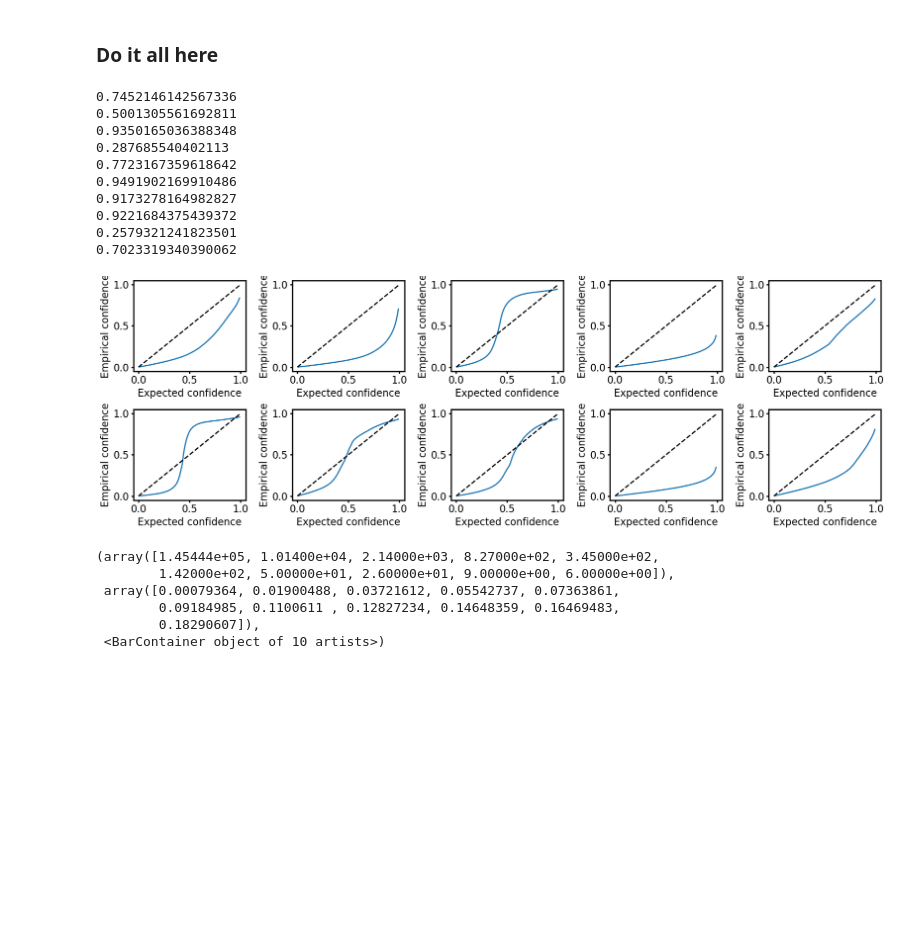
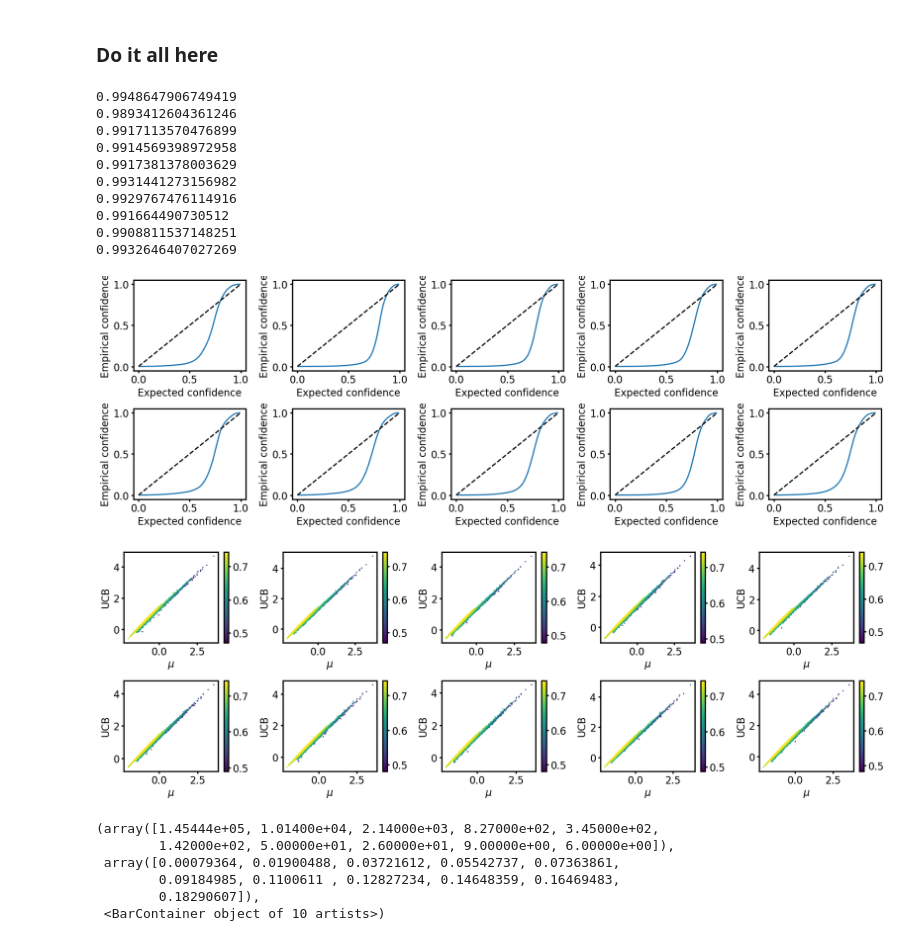
Before and after one commit to jsunn-y/ALDE, a Jupyter notebook: analysis.ipynb, the cells around one changed output. Cells and saved outputs as stored; diff of their text form; code cells hidden in the pictures; blank space fills up the shorter version.

```diff
--- a/analysis.ipynb
+++ b/analysis.ipynb
@@ -111,10 +111,10 @@ tensors = sorted(glob.glob(subdir + '/*indices*.pt'))
 fitness_df = pd.read_csv('/home/jyang4/repos/data/GB1_fitness.csv')
 
 plt.figure(figsize=(16, 6))
-for i in [2]:
+for i in [0]:
     for j, acq in enumerate(['UCB', 'TS', 'GREEDY']):
-
-        indices = torch.load('/home/jyang4/repos/DKBO-MLDE/results/GB1_onehot/DKL_BOTORCH-DO-0-RBF-%s-[10, 10]_%dindices.pt' % (acq, i+1))
+        indices = torch.load('/home/jyang4/repos/DKBO-MLDE/results/ensembles/GB1_onehot/BOOSTING_ENSEMBLE-DO-0-RBF-%s-[80, 1]_%dindices.pt' % (acq, i+1))
+        #indices = torch.load('/home/jyang4/repos/DKBO-MLDE/results/GB1_onehot/DKL_BOTORCH-DO-0-RBF-%s-[10, 10]_%dindices.pt' % (acq, i+1))
         #indices = torch.load('/home/jyang4/repos/DKBO-MLDE/results/GB1_onehot/GP_BOTORCH-DO-0-RBF-%s-[80, 1]_%dindices.pt' % (acq, i+1))
         #indices = torch.load('/home/jyang4/repos/DKBO-MLDE/results/TrpB_onehot/CDKL-DO-0-RBF-%s-[32, 32]_%dindices.pt' % (acq, i+1))
 
@@ -353,14 +353,17 @@ def z_score_for_confidence_interval(confidence_level):
 
     return z_score
 # %%
-plt.figure(figsize=(18, 6))
+plt.figure(1, figsize=(18, 6))
+plt.figure(2, figsize=(18, 6))
+
 
 protein = 'GB1'
 #encoding = 'AA'
 #model = 'GP'
-#directory_prefix = '/home/jyang4/repos/DKBO-MLDE/results/UQ_analysis/TrpB_AA/GP_BOTORCH-DO-0-RBF-UCB-[16, 1]_'
-directory_prefix = '/home/jyang4/repos/DKBO-MLDE/results/UQ_analysis/GB1_AA/MLDE-UCB_'
-#directory_prefix = '/home/jyang4/repos/DKBO-MLDE/results/UQ_analysis/GB1_AA/DKL_BOTORCH-DO-0-RBF-UCB-[4, 4]_'
+directory_prefix = '/home/jyang4/repos/DKBO-MLDE/results/UQ_analysis/GB1_onehot/GP_BOTORCH-DO-0-RBF-UCB-[80, 1]_'
+#directory_prefix = '/home/jyang4/repos/DKBO-MLDE/results/UQ_analysis/GB1_AA/MLDE-UCB_'
+#directory_prefix = '/home/jyang4/repos/DKBO-MLDE/results/ensembles/GB1_AA/DNN-ES_ENSEMBLE-DO-0-RBF-UCB-[8, 1]_'
+#directory_prefix = '/home/jyang4/repos/DKBO-MLDE/results/UQ_analysis/GB1_AA/GP_BOTORCH-DO-0-RBF-UCB-[16, 1]_'
 #directory_prefix = '/home/jyang4/repos/DKBO-MLDE/results/UQ_analysis/hyperparameters/GB1_onehot/DKL_BOTORCH-DO-0-RBF-UCB-[30, 30]_'
 #directory_prefix = '/home/jyang4/repos/DKBO-MLDE/results/UQ_analysis/hyperparameters_earlystopping2/GB1_onehot/DKL_BOTORCH-DO-0-RBF-UCB-[30, 30]_'
 # directory_prefix = '/home/jyang4/repos/DKBO-MLDE/results/UQ_analysis/hyperparameters_earlystopping2/GB1_AA/DKL_BOTORCH-DO-0-RBF-UCB-[4, 4]_'
@@ -445,63 +448,67 @@ for i in range(10):
 
     fitness_df.sort_values(fitness_col, ascending=True, inplace=True)
 
-    plt.subplot(2, 5, i+1)
 
     # plt.hist(fitness_df['sigma'])
     # plt.title('$\sigma$')
-
+    plt.figure(1)
+    plt.subplot(2, 5, i+1)
     confidences = np.linspace(0.01, 0.99, 99)
     y = []
     for confidence in confidences:
         z_score = z_score_for_confidence_interval(confidence)
         #fitness_df = nearby_df only check the similar variants
+        #fitness_df = subset
         fitness_df['UCB_temp'] = fitness_df['mu'] + z_score * fitness_df['sigma']
         fitness_df['LCB_temp'] = fitness_df['mu'] - z_score * fitness_df['sigma']
         fitness_df['calibrated_temp'] = (fitness_df[fitness_col] > fitness_df['LCB_temp']) & (fitness_df[fitness_col] < fitness_df['UCB_temp'])
         y.append(fitness_df['calibrated_temp'].sum()/len(fitness_df))
     plt.plot(confidences, y, '-')
     plt.plot([0,1], [0,1], '--k')
     plt.xlabel('Expected confidence')
     plt.ylabel('Empirical confidence')
+    plt.tight_layout()
 
     # plt.scatter(x = fitness_df['sigma'], y =fitness_df['mu'], c=fitness_df[fitness_col], cmap='viridis', vmin=0, vmax=1, s=5)
     # #plt.xlim([0, 3])
     # plt.xlabel('$\sigma$')
     # plt.ylabel('$\mu$')
 
-    # fitness_df.sort_values('sigma', ascending=True, inplace=True)
-    # sc = plt.scatter(x = fitness_df['mu'], y =fitness_df['UCB'], c=fitness_df['sigma'], cmap='viridis', s=1)
-    # plt.colorbar(sc)
-    # # sns.jointplot(x = fitness_df['mu'], y =fitness_df['UCB'])
-    # plt.xlabel('$\mu$')
-    # plt.ylabel('UCB')
+    plt.figure(2)
+    plt.subplot(2, 5, i+1)
+    fitness_df.sort_values('sigma', ascending=True, inplace=True)
+    sc = plt.scatter(x = fitness_df['mu'], y =fitness_df['UCB'], c=fitness_df['sigma'], cmap='viridis', s=1)
+    plt.colorbar(sc)
+    # sns.jointplot(x = fitness_df['mu'], y =fitness_df['UCB'])
+    plt.xlabel('$\mu$')
+    plt.ylabel('UCB')
+    plt.tight_layout()
 
     # plt.scatter(x = fitness_df['sigma'], y =fitness_df['error'], c=fitness_df[fitness_col], cmap='viridis', s=5)
     # plt.title(pearsonr(fitness_df['sigma'], fitness_df['error'])[0].round(2))
     # plt.xlabel('$\sigma$')
     # plt.ylabel('error')
 
     # fitness_df = fitness_df[fitness_df['normalized_sigma'] < 1]
     # plt.scatter(x = fitness_df['normalized_sigma'], y =fitness_df['normalized_error'], c=fitness_df[fitness_col], cmap='viridis', s=5)
     # plt.xlim([0, 1])
     # #plt.ylim([0, 10])
     # plt.title(pearsonr(fitness_df['normalized_sigma'], fitness_df['normalized_error'])[0].round(2))
     # plt.xlabel('normalized $\sigma$')
     # plt.ylabel('normalized error')
-
-plt.tight_layout()
 # %% [output]
-0.7452146142567336
-0.5001305561692811
-0.9350165036388348
-0.287685540402113
-0.7723167359618642
-0.9491902169910486
-0.9173278164982827
-0.9221684375439372
-0.2579321241823501
-0.7023319340390062
+0.9948647906749419
+0.9893412604361246
+0.9917113570476899
+0.9914569398972958
+0.9917381378003629
+0.9931441273156982
+0.9929767476114916
+0.991664490730512
+0.9908811537148251
+0.9932646407027269
-[figure, old version]
+[figure, new version]
+[figure, added]
 # %%
 plt.hist(fitness_df['sigma'])
 # %% [output]
```
Also changed, not shown: parts of 1 cell of this notebook, 6 other files.
